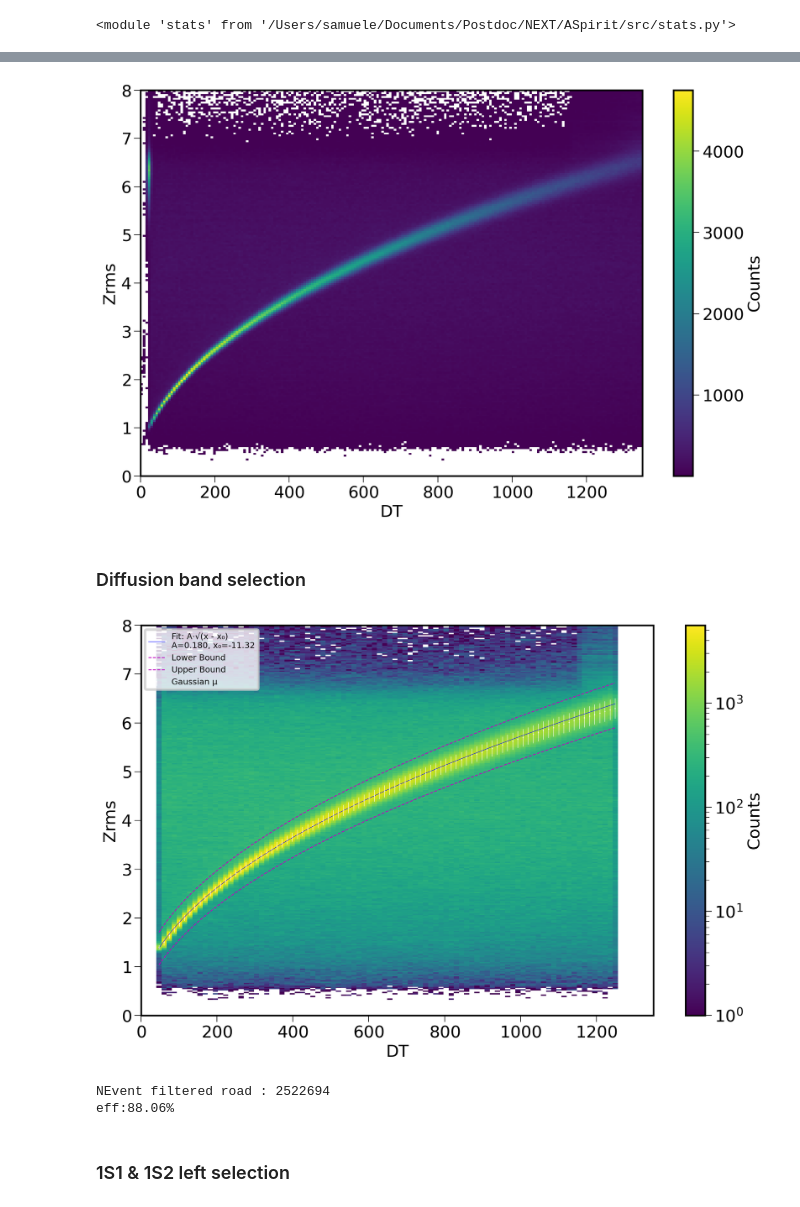
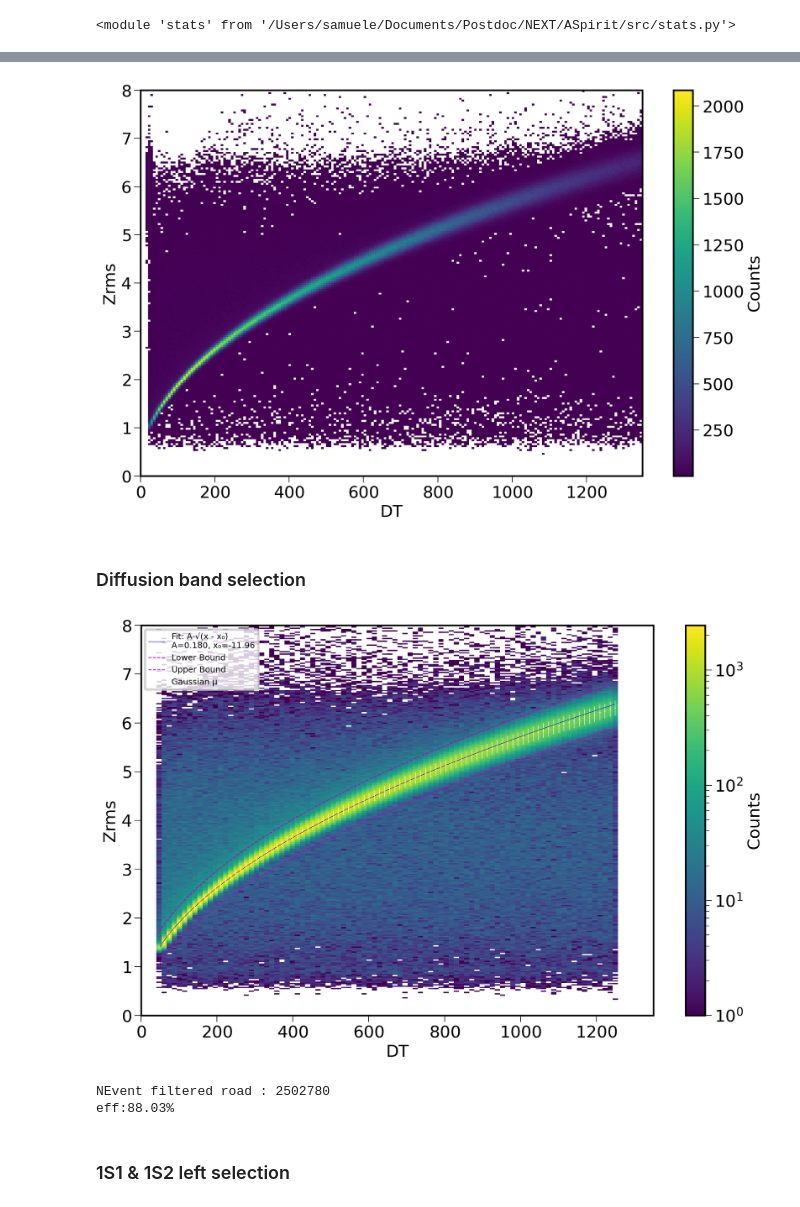
Before and after one commit to jjgomezcadenas/ASpirit, a Jupyter notebook: nb/krSoproniaAnalysis_st.ipynb, the cells around one changed output, grey strips where cells are left out. Cells and saved outputs as stored; diff of their text form; code cells hidden in the pictures.

```diff
--- a/nb/krSoproniaAnalysis_st.ipynb
+++ b/nb/krSoproniaAnalysis_st.ipynb
@@ -57,6 +57,9 @@ plt.tight_layout()
 # %%
 # Compute the 2D histogram data without plotting
-counts, xedges, yedges = np.histogram2d(df['DT'], df['Zrms'], bins=200, range = ([0,1350],[0,8]))
+counts, xedges, yedges = np.histogram2d(
+    df[ (df['nS1']==1) & (df['nS2']==1) ]['DT'],
+    df[ (df['nS1']==1) & (df['nS2']==1) ]['Zrms'],
+    bins=200, range = ([0,1350],[0,8]))
 
 # Mask bins with counts ≤ 1
 counts[counts <= 1] = np.nan  # Convert low-count bins to NaN (displayed as white)
@@ -74,7 +77,7 @@ plt.colorbar(label='Counts')
 plt.tight_layout()
 plt.show()
 # %% [output]
-[figure, old version]
+[figure, new version]
 # %% [markdown]
 ### Diffusion band selection
 # %%
@@ -82,8 +85,8 @@ def sqrt_function(x, A, x0):
     return A * np.sqrt(x - x0)
 
 counts, xedges, yedges = np.histogram2d(
-    df[(df['DT'] > 50) & (df['DT'] < 1250)]['DT'],
-    df[(df['DT'] > 50) & (df['DT'] < 1250)]['Zrms'],
+    df[(df['DT'] > 50) & (df['DT'] < 1250) & (df['nS1']==1) & (df['nS2']==1)]['DT'],
+    df[(df['DT'] > 50) & (df['DT'] < 1250) & (df['nS1']==1) & (df['nS2']==1)]['Zrms'],
     bins=(100, 300), range=([0, 1350], [0, 8])
 )
 
@@ -97,34 +100,34 @@ plt.figure(figsize=(12, 8), dpi=180)
 plt.imshow(
     counts.T,
     extent=[xedges[0], xedges[-1], yedges[0], yedges[-1]],
     aspect='auto',
     origin='lower',
     cmap='viridis',
     norm = LogNorm()
 )
 
 # Overlay mean values and fit
 plt.errorbar(dt_centers, mean_vals, yerr=sigma, fmt='.', markersize=.7, linewidth=.5, color='white', label='Gaussian μ')
 xfit = np.linspace(min(dt_centers), max(dt_centers), 500)
 
 plt.plot(xfit, sqrt_function(xfit, *popt_sqrt), 'b-', linewidth=.5, label=f'Fit: A·√(x - x₀)\nA={popt_sqrt[0]:.3f}, x₀={popt_sqrt[1]:.2f}')
 
 y_center = sqrt_function(xfit, *popt_sqrt)
 lower_bound = y_center - 0.3 - 0.03 * y_center
 upper_bound = y_center + 0.3 + 0.02 * y_center
 
 plt.plot(xfit, lower_bound, 'm--', linewidth=1., label='Lower Bound')
 plt.plot(xfit, upper_bound, 'm--', linewidth=1., label='Upper Bound')
 
 # Labels and aesthetics
 plt.xlabel('DT')
 plt.ylabel('Zrms')
 plt.colorbar(label='Counts')
 plt.grid(False)
 plt.legend(fontsize=10)
 plt.tight_layout()
 # %% [output]
-[figure, old version]
+[figure, new version]
 # %%
 df_sel_diff = df[ (df['Zrms'] > sqrt_function(df['DT'],*popt_sqrt)-0.3-0.03*sqrt_function(df['DT'],*popt_sqrt) )
                     & (df['Zrms'] < sqrt_function(df['DT'],*popt_sqrt)+0.3+0.02*sqrt_function(df['DT'],*popt_sqrt) )  ]
@@ -132,8 +135,8 @@ df_sel_diff = df[ (df['Zrms'] > sqrt_function(df['DT'],*popt_sqrt)-0.3-0.03*sqrt
 print(f"NEvent filtered road : {len(np.unique(df_sel_diff['event']))}")
 print(f"eff:{(len(np.unique(df_sel_diff['event']))/len(np.unique(df['event'])))*100:.2f}%")
 # %% [output]
-NEvent filtered road : 2522694
-eff:88.06%
+NEvent filtered road : 2502780
+eff:88.03%
 # %% [markdown]
 ### 1S1 & 1S2 left selection
 # %%
```
Also changed, not shown: parts of 47 cells of this notebook, 13 other files.
